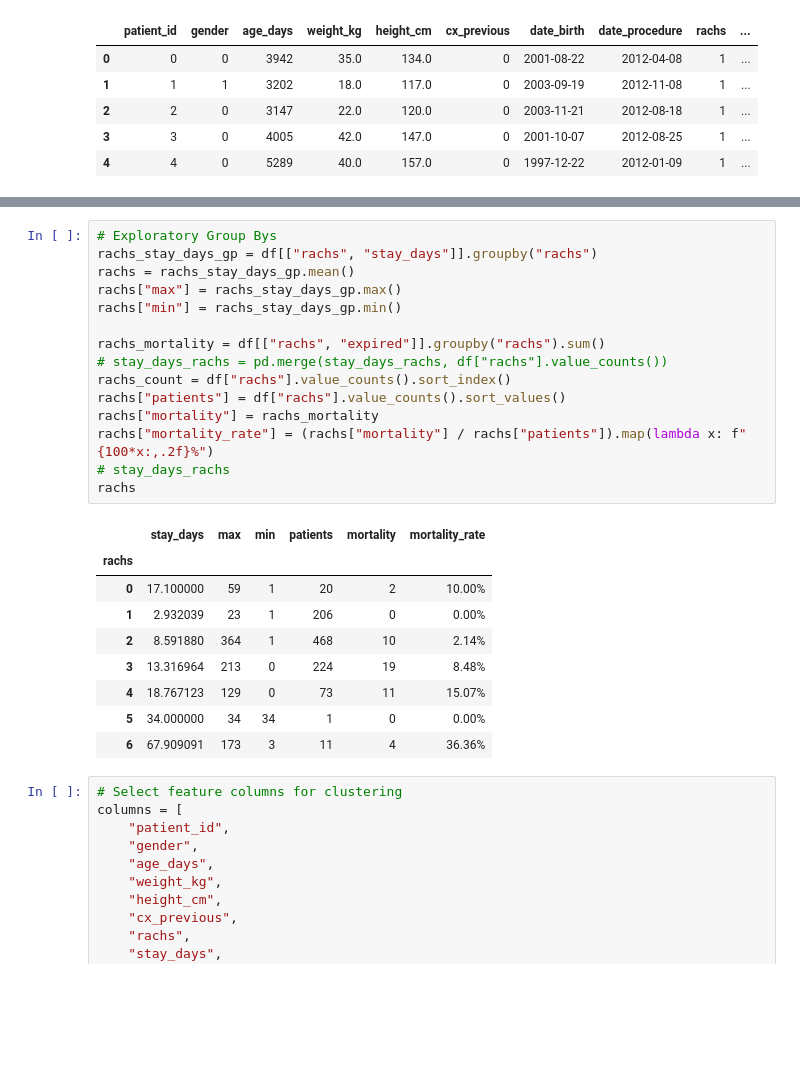
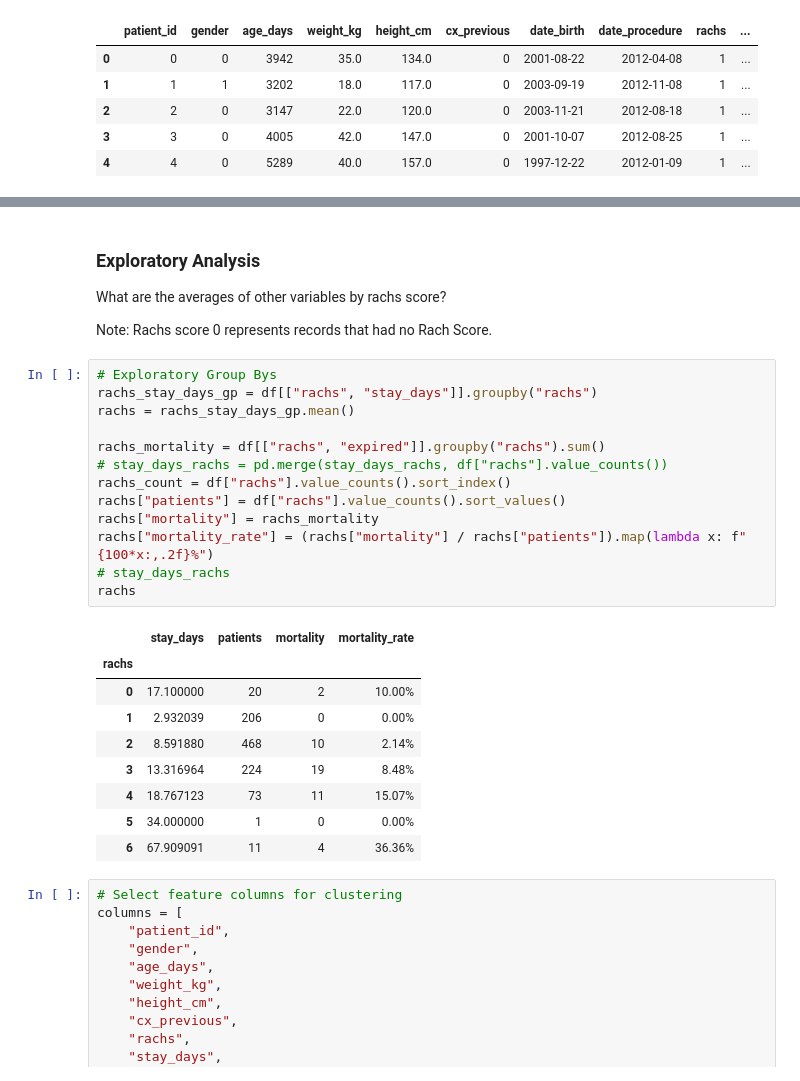
Before and after one commit to DanielaSotoSainz/final_project, a Jupyter notebook: machine_learning/ml_clusters_stay_days.ipynb, the cells around one changed output, grey strips where cells are left out. Cells and saved outputs as stored; diff of their text form; blank space fills up the shorter version.

```diff
--- a/machine_learning/ml_clusters_stay_days.ipynb
+++ b/machine_learning/ml_clusters_stay_days.ipynb
@@ -29,28 +94,32 @@ df.head()
+# %% [markdown]
+### Exploratory Analysis
+
+What are the averages of other variables by rachs score?
+
+Note: Rachs score 0 represents records that had no Rach Score.
 # %%
 # Exploratory Group Bys
 rachs_stay_days_gp = df[["rachs", "stay_days"]].groupby("rachs")
 rachs = rachs_stay_days_gp.mean()
-rachs["max"] = rachs_stay_days_gp.max()
-rachs["min"] = rachs_stay_days_gp.min()
 
 rachs_mortality = df[["rachs", "expired"]].groupby("rachs").sum()
 # stay_days_rachs = pd.merge(stay_days_rachs, df["rachs"].value_counts())
 rachs_count = df["rachs"].value_counts().sort_index()
 rachs["patients"] = df["rachs"].value_counts().sort_values()
 rachs["mortality"] = rachs_mortality
 rachs["mortality_rate"] = (rachs["mortality"] / rachs["patients"]).map(lambda x: f"{100*x:,.2f}%")
 # stay_days_rachs
 rachs
 # %% [output]
-|  | stay_days | max | min | patients | mortality | mortality_rate |
-| rachs |  |  |  |  |  |  |
-| 0 | 17.100000 | 59 | 1 | 20 | 2 | 10.00% |
-| 1 | 2.932039 | 23 | 1 | 206 | 0 | 0.00% |
-| 2 | 8.591880 | 364 | 1 | 468 | 10 | 2.14% |
-| 3 | 13.316964 | 213 | 0 | 224 | 19 | 8.48% |
-| 4 | 18.767123 | 129 | 0 | 73 | 11 | 15.07% |
-| 5 | 34.000000 | 34 | 34 | 1 | 0 | 0.00% |
-| 6 | 67.909091 | 173 | 3 | 11 | 4 | 36.36% |
+|  | stay_days | patients | mortality | mortality_rate |
+| rachs |  |  |  |  |
+| 0 | 17.100000 | 20 | 2 | 10.00% |
+| 1 | 2.932039 | 206 | 0 | 0.00% |
+| 2 | 8.591880 | 468 | 10 | 2.14% |
+| 3 | 13.316964 | 224 | 19 | 8.48% |
+| 4 | 18.767123 | 73 | 11 | 15.07% |
+| 5 | 34.000000 | 1 | 0 | 0.00% |
+| 6 | 67.909091 | 11 | 4 | 36.36% |
 # %%
 # Select feature columns for clustering
 columns = [
```
Also changed, not shown: parts of 18 cells of this notebook, 2 other files.
